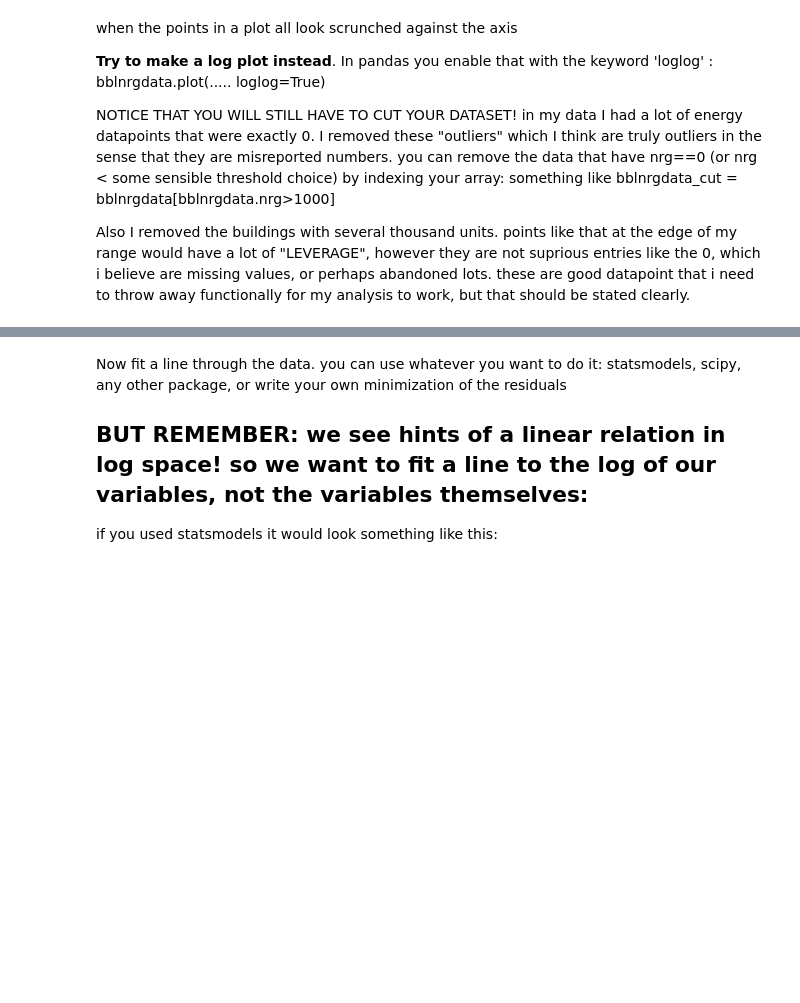
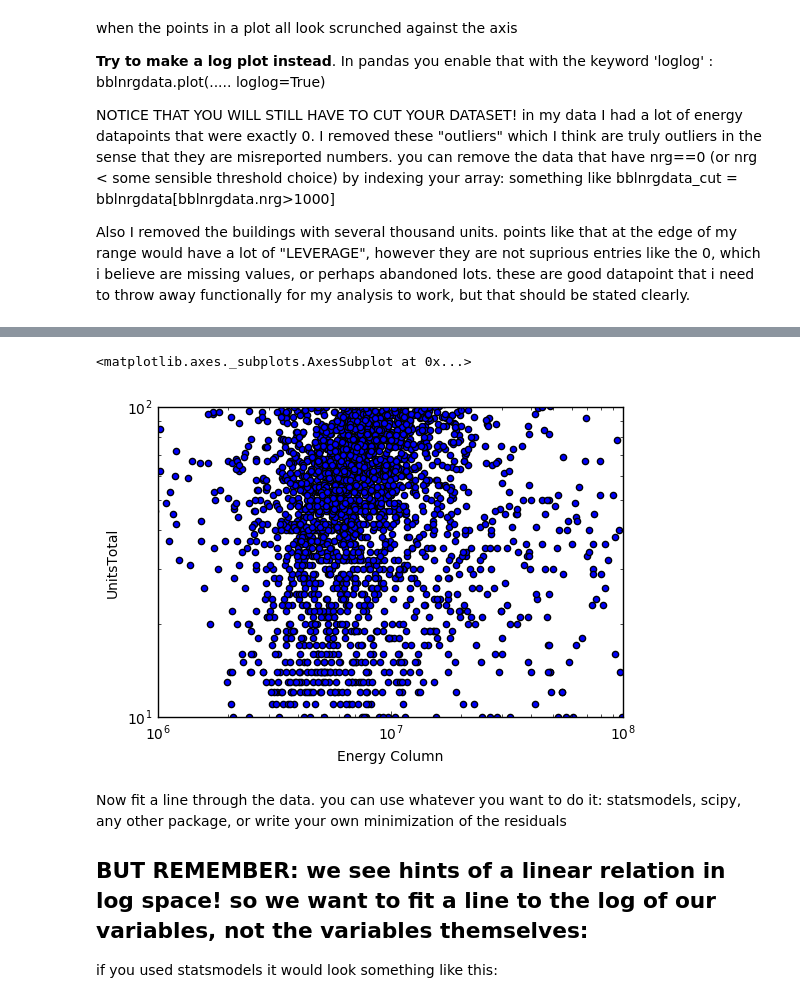
Before and after one commit to dlk253/PUI2016_dlk253, a Jupyter notebook: HW6_dlk253/hw6_dlk253_assign1_building_nrg_instructions.ipynb, the cells around one changed output, grey strips where cells are left out. Cells and saved outputs as stored; diff of their text form; code cells hidden in the pictures; blank space fills up the shorter version.

```diff
--- a/HW6_dlk253/hw6_dlk253_assign1_building_nrg_instructions.ipynb
+++ b/HW6_dlk253/hw6_dlk253_assign1_building_nrg_instructions.ipynb
@@ -348,3 +355,8 @@ bblnrgdata_cut.plot.scatter('UnitsTotal','Energy Column', loglog=True)
+# %%
+bblnrgdata_cut.plot.scatter('Energy Column','UnitsTotal', xlim=(1e6, 1e8), ylim=(1e1, 1e2),  loglog=True)
+# %% [output]
+<matplotlib.axes._subplots.AxesSubplot at 0x...>
+[figure, added]
 # %% [markdown]
 Now fit a line through the data. you can use whatever you want to do it: statsmodels, scipy, any other package, or write your own minimization of the residuals
 
```
Also changed, not shown: parts of 7 cells of this notebook.
